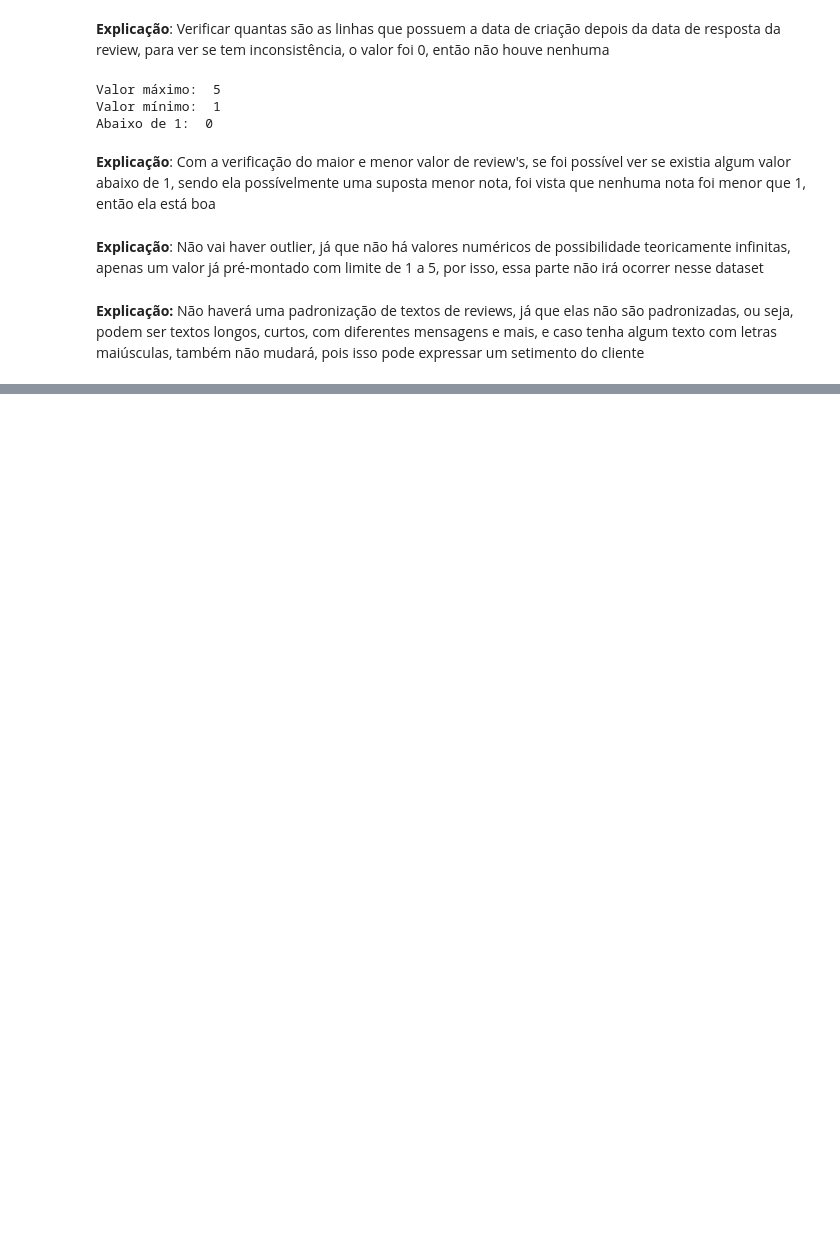
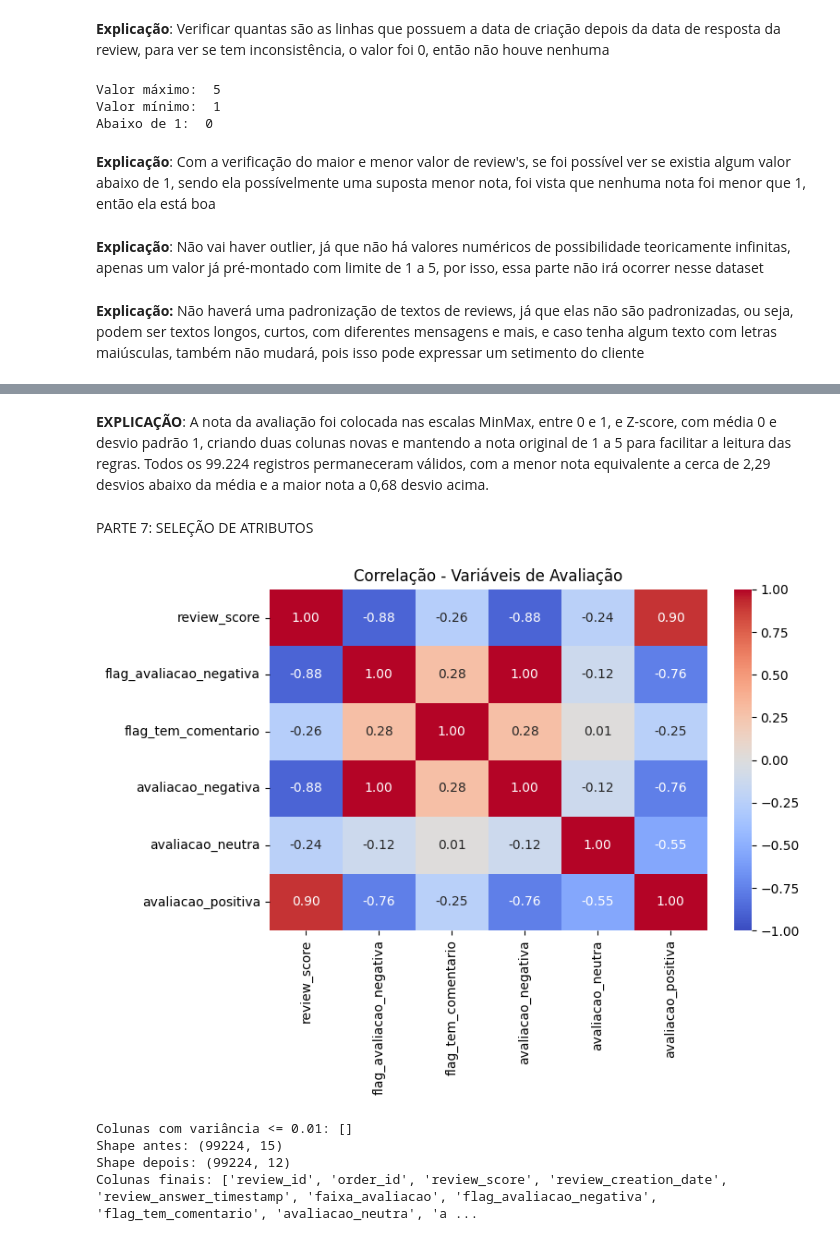
Before and after one commit to RainanCoelho/Projeto-Analise-Exploratoria-Grupo8-Gestao_de_Vendedores-Parceiros, a Jupyter notebook: Dataset_order_reviews_dataset.ipynb, the cells around one changed output, grey strips where cells are left out. Saved outputs shown, nothing was run; the diff lists cells and outputs as text; code cells hidden in the pictures; blank space fills up the shorter version.

Commit message:
Commit dataset order_reviews - Frente 2

```diff
--- a/Dataset_order_reviews_dataset.ipynb
+++ b/Dataset_order_reviews_dataset.ipynb
@@ -75,0 +296,51 @@ Abaixo de 1:  0
+# %% [markdown]
+**EXPLICAÇÃO**: A nota da avaliação foi colocada nas escalas MinMax, entre 0 e 1, e Z-score, com média 0 e desvio padrão 1, criando duas colunas novas e mantendo a nota original de 1 a 5 para facilitar a leitura das regras. Todos os 99.224 registros permaneceram válidos, com a menor nota equivalente a cerca de 2,29 desvios abaixo da média e a maior nota a 0,68 desvio acima.
+# %% [markdown]
+PARTE 7: SELEÇÃO DE ATRIBUTOS
+# %%
+import matplotlib.pyplot as plt
+import seaborn as sns
+from sklearn.feature_selection import VarianceThreshold
+
+cols_num = [
+    "review_score",
+    "flag_avaliacao_negativa",
+    "flag_tem_comentario",
+    "avaliacao_negativa",
+    "avaliacao_neutra",
+    "avaliacao_positiva",
+]
+
+# 1. Heatmap de correlação das variáveis numéricas (sem as escalonadas)
+plt.figure(figsize=(8, 6))
+sns.heatmap(df_ord_f2[cols_num].corr(), annot=True, fmt=".2f", cmap="coolwarm", vmin=-1, vmax=1)
+plt.title("Correlação - Variáveis de Avaliação")
+plt.tight_layout()
+plt.show()
+
+# 2. Verifica se há colunas com variância muito baixa (<= 0.01)
+vt = VarianceThreshold(threshold=0.01)
+vt.fit(df_ord_f2[cols_num])
+
+baixa_variancia = [col for col, keep in zip(cols_num, vt.get_support()) if not keep]
+print("Colunas com variância <= 0.01:", baixa_variancia)
+
+
+# 3. Remove coluna redundante (1.00 com flag_avaliacao_negativa) e textos longos
+def selecionar_atributos_reviews(df, cols_remover=None):
+    out = df.copy()
+    if cols_remover is None:
+        cols_remover = ["avaliacao_negativa", "review_comment_title", "review_comment_message"]
+    return out.drop(columns=cols_remover, errors="ignore")
+
+
+print("Shape antes:", df_ord_f2.shape)
+df_ord_sel = selecionar_atributos_reviews(df_ord_f2)
+print("Shape depois:", df_ord_sel.shape)
+print("Colunas finais:", list(df_ord_sel.columns))
+# %% [output]
+[figure, added]
+Colunas com variância <= 0.01: []
+Shape antes: (99224, 15)
+Shape depois: (99224, 12)
+Colunas finais: ['review_id', 'order_id', 'review_score', 'review_creation_date', 'review_answer_timestamp', 'faixa_avaliacao', 'flag_avaliacao_negativa', 'flag_tem_comentario', 'avaliacao_neutra', 'a ...
```
Also changed, not shown: parts of 23 cells of this notebook.
